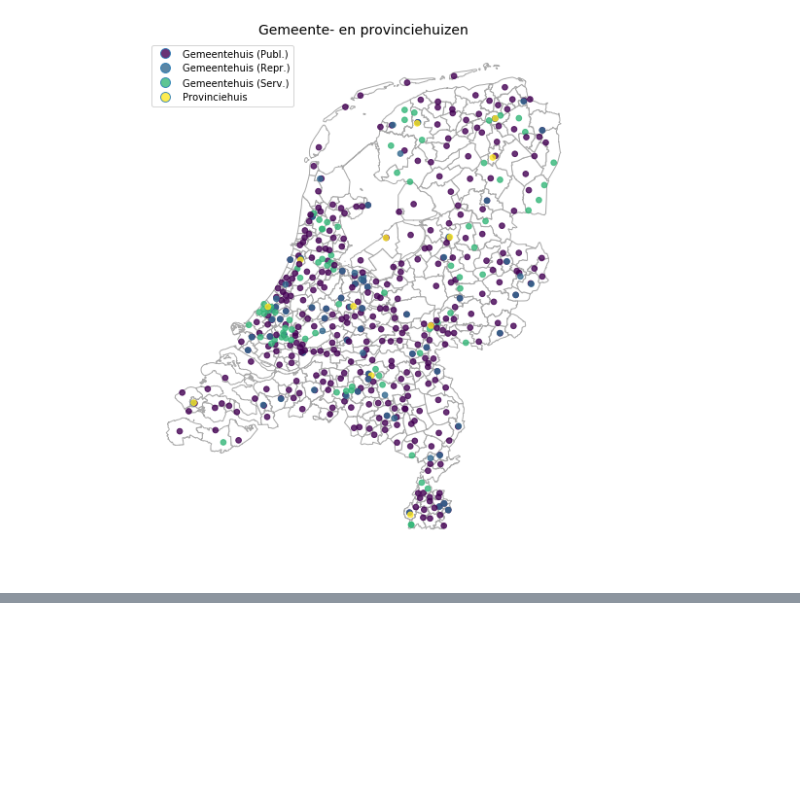
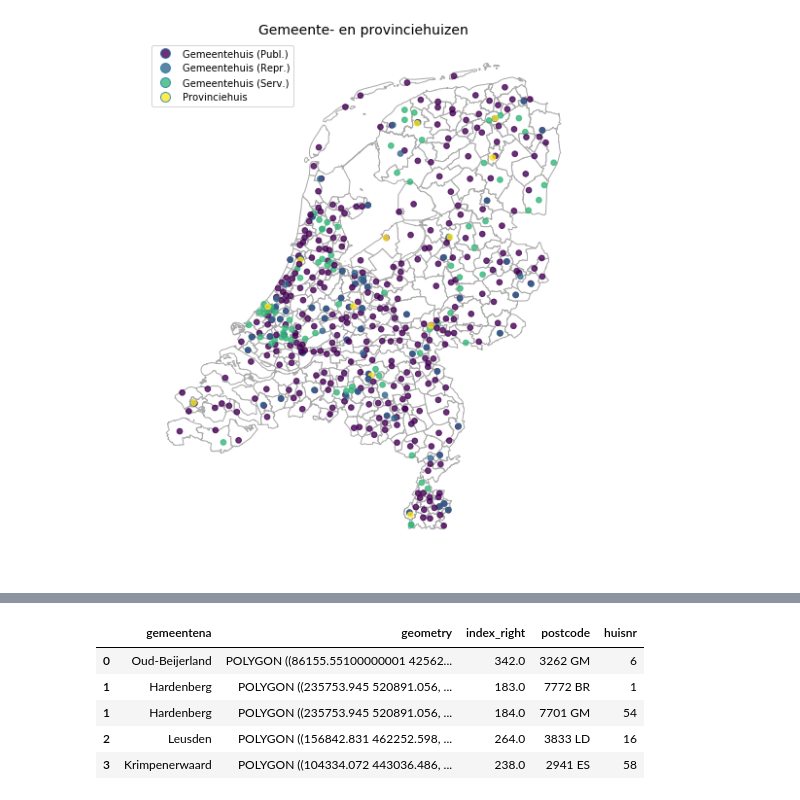
Before and after one commit to Brinkhuis/Tutorials, a Jupyter notebook: geopandas/notebook/geopandas.ipynb, the cells around one changed output, grey strips where cells are left out. Cells and saved outputs as stored; diff of their text form; code cells hidden in the pictures; blank space fills up the shorter version.

```diff
--- a/geopandas/notebook/geopandas.ipynb
+++ b/geopandas/notebook/geopandas.ipynb
@@ -193,0 +207,11 @@ plt.show()
+# %%
+sjoined = gpd.sjoin(gemeentegrenzen[['gemeentena', 'geometry']], gemeentehuizen,
+                    how='left', op='intersects', lsuffix='left', rsuffix='right')
+sjoined.head(5)
+# %% [output]
+|  | gemeentena | geometry | index_right | postcode | huisnr |
+| 0 | Oud-Beijerland | POLYGON ((86155.55100000001 42562... | 342.0 | 3262 GM | 6 |
+| 1 | Hardenberg | POLYGON ((235753.945 520891.056, ... | 183.0 | 7772 BR | 1 |
+| 1 | Hardenberg | POLYGON ((235753.945 520891.056, ... | 184.0 | 7701 GM | 54 |
+| 2 | Leusden | POLYGON ((156842.831 462252.598, ... | 264.0 | 3833 LD | 16 |
+| 3 | Krimpenerwaard | POLYGON ((104334.072 443036.486, ... | 238.0 | 2941 ES | 58 |
```
Also changed, not shown: parts of 25 cells of this notebook, 2 other files.
